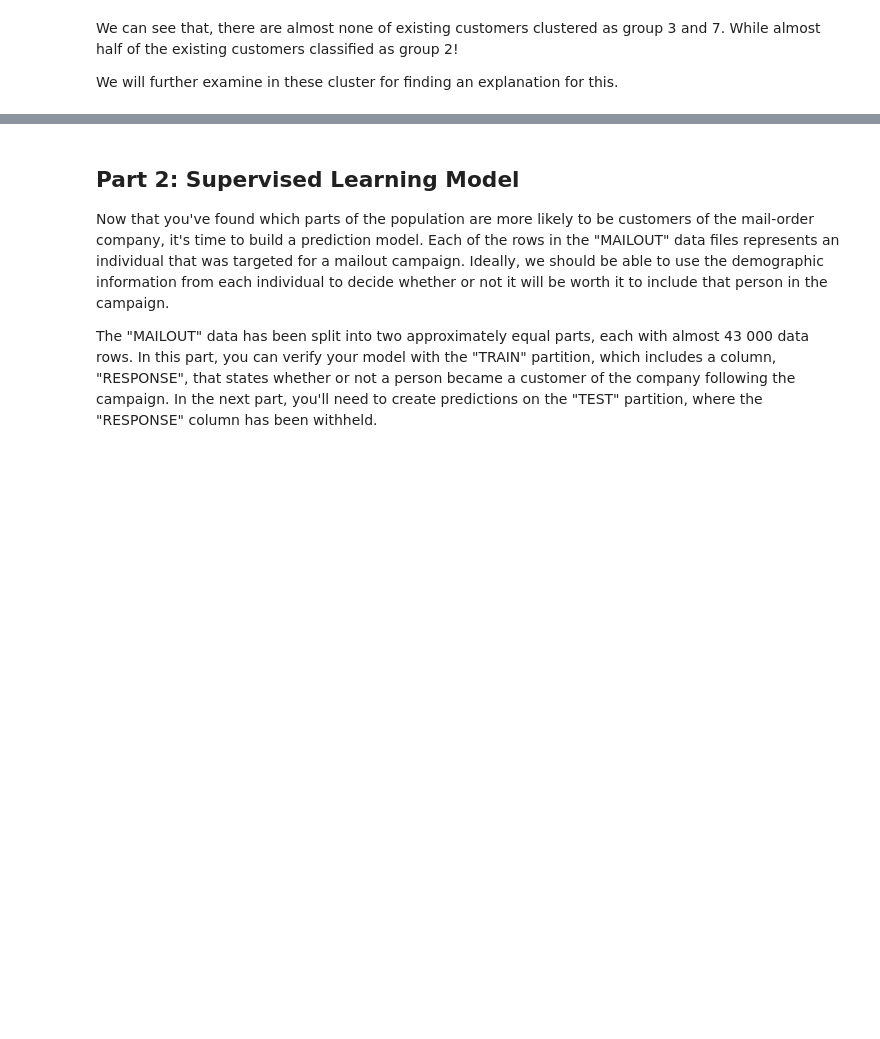
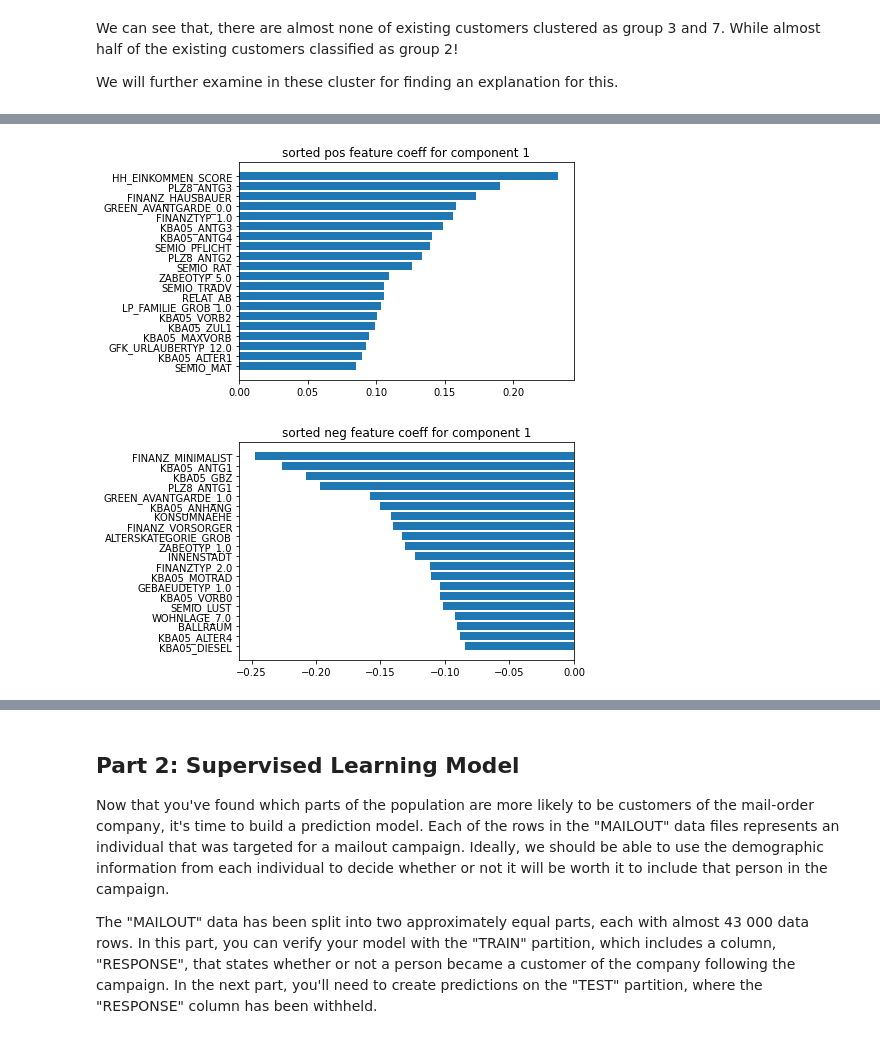
Before and after one commit to korntewin/capstone-arvato-customer-segmentation, a Jupyter notebook: Arvato Project Workbook.ipynb, the cells around one changed output, grey strips where cells are left out. Saved outputs shown, nothing was run; the diff lists cells and outputs as text; code cells hidden in the pictures; blank space fills up the shorter version.

```diff
--- a/Arvato Project Workbook.ipynb
+++ b/Arvato Project Workbook.ipynb
@@ -667,0 +715,24 @@ cluster_centers_df
+# %%
+def plot_pca_components_coeff(*, pca: PCA, comp: int, orig_col_names: t.List[str], threshold=20):
+
+    # extract coeff of orig features
+    comp_coeff = pd.DataFrame(pca.components_[comp-1].reshape(1, -1), columns=orig_col_names).T
+
+    # sort by its absolute value and only extract orig value
+    asc_sorted_coeff = comp_coeff.sort_values(by=0, ascending=True, axis=0).iloc[:, 0]
+    desc_sorted_coeff = comp_coeff.sort_values(by=0, ascending=False, axis=0).iloc[:, 0]
+
+    # horizontal barplot for positive coeff
+    plt.barh(asc_sorted_coeff.index.values[-threshold:], asc_sorted_coeff.iloc[-threshold:])
+    plt.title(f'sorted pos feature coeff for component {comp}')
+    plt.show()
+
+    # horizontal barplot for negative coeff
+    plt.barh(desc_sorted_coeff.index.values[-threshold:], desc_sorted_coeff.iloc[-threshold:])
+    plt.title(f'sorted neg feature coeff for component {comp}')
+    plt.show()
+# %%
+plot_pca_components_coeff(pca=clustering_pipeline['pca'], comp=1, orig_col_names=clean_azdias_and_customers.columns)
+# %% [output]
+[figure, added]
+[figure, added]
```
Also changed, not shown: parts of 39 cells of this notebook.
